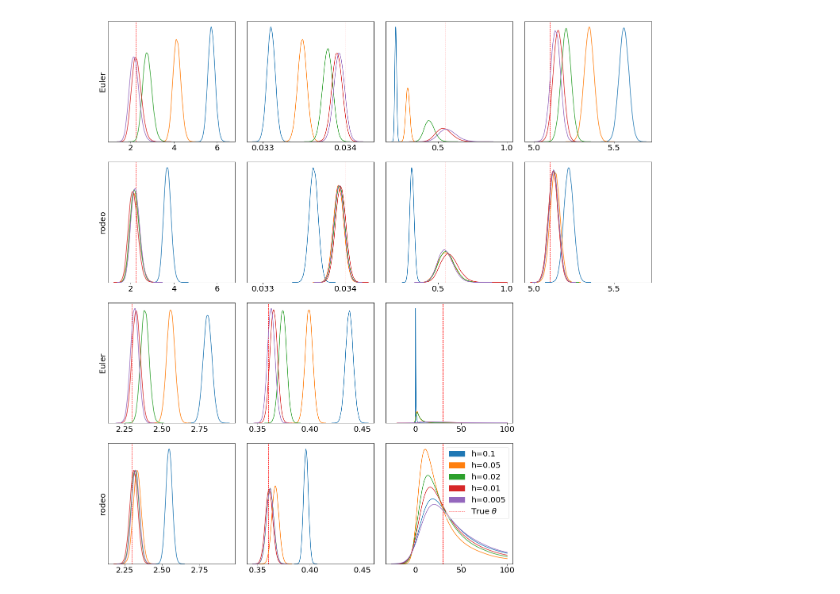
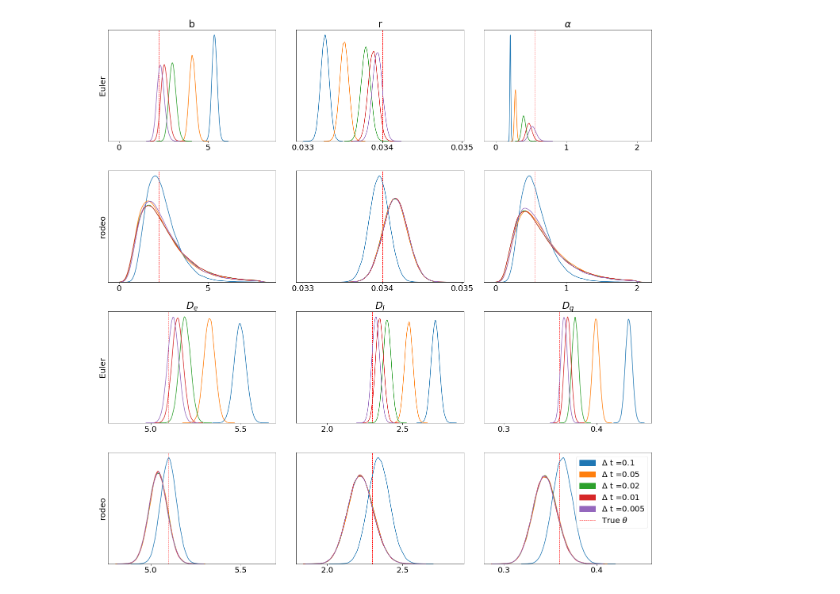
Before and after one commit to mlysy/rodeo-legacy, a Jupyter notebook: examples/Covid.ipynb, the cells around one changed output. Cells and saved outputs as stored; diff of their text form; code cells hidden in the pictures.

Commit message:
Added SEIRAH, Proka models

```diff
--- a/examples/Covid.ipynb
+++ b/examples/Covid.ipynb
@@ -87,0 +234,19 @@ plot = inf.theta_plot(theta_euler, theta_kalman, theta_true, hlst)
+# %%
+for i in range(len(hlst)):
+    ode_init= ibm_init(hlst[i], n_deriv_prior, sigma)
+    kinit = indep_init(ode_init, n_deriv_prior)
+    n_eval = int((tmax-tmin)/hlst[i])
+    kode = KalmanODE(W, tmin, tmax, n_eval, seirah, **kinit)
+    inf.kode = kode
+    phi_hat, phi_var = inf.phi_fit(Y_t, xx0, hlst[i], dt, phi_mean, phi_sd, inf.kalman_nlpost,
+                                   inf.kalman_solve, inf.loglike_pois, phi_init=phi_init)
+    theta_kalman[i] = inf.theta_sample(phi_hat[:6], phi_var[:6, :6], n_samples)
+# %%
+#theta_euler = np.load('saves/seirah_theta_euler3.npy')
+#theta_kalman = np.load('saves/seirah_theta_kalman3.npy')
+var_names = ["b", "r", r"$\alpha$", "$D_e$", "$D_I$", "$D_q$"]
+plt.rcParams.update({'font.size': 20})
+clip = [(0, 8), None, (0,2), None, None, None]
+figure = inf.theta_plot(theta_euler[:,:,:], theta_kalman[:,:,:], theta_true, hlst, var_names, rows=2)
+#figure.savefig('figures/seirahfigure2.pdf')
+plt.show()
@@ -100,7 +267,8 @@ def seirah(X_t, t, theta, x_out=None):
     p = len(X_t)//6
     S, E, I, R, A, H = X_t[::p]
     N = S + E + I + R + A + H
-    b, r, alpha, D_e, D_I, D_q, D_h = theta
+    b, r, alpha, D_e, D_I, D_q = theta
+    D_h = 30
     x_out[0] = -b*S*(I + alpha*A)/N
     x_out[1] = b*S*(I + alpha*A)/N - E/D_e
     x_out[2] = r*E/D_e - I/D_q - I/D_I
@@ -108,6 +276,22 @@ def seirah(X_t, t, theta, x_out=None):
     x_out[4] = (1-r)*E/D_e - A/D_I
     x_out[5] = I/D_q - H/D_h
     return x_out
+
+def seirahpad(X_t, t, phi):
+    theta = np.exp(phi)
+    x_der = np.empty(6)
+    p = len(X_t)//6
+    S, E, I, R, A, H = X_t[::p]
+    N = S + E + I + R + A + H
+    b, r, alpha, D_e, D_I, D_q = theta
+    D_h = 30
+    x_der[0] = -b*S*(I + alpha*A)/N
+    x_der[1] = b*S*(I + alpha*A)/N - E/D_e
+    x_der[2] = r*E/D_e - I/D_q - I/D_I
+    x_der[3] = (I + A)/D_I + H/D_h
+    x_der[4] = (1-r)*E/D_e - A/D_I
+    x_der[5] = I/D_q - H/D_h
+    return np.double(np.ravel([X_t[::p], x_der, np.zeros(6)], "F"))
 
 def seirah_example(load_calcs=False):
     n_deriv = [1]*6 # number of derivatives in IVP
@@ -124,10 +308,8 @@ def seirah_example(load_calcs=False):
     sigma = [.5]*n_var
 
     # Initial value, x0, for the IVP
-    theta_true = np.array([2.23, 0.034, 0.55, 5.1, 2.3, 0.36, 30]) # True theta
-    x0 = np.array([63804435, 15492, 21752, 618013, 93583, 0])
-    v0 = seirah(x0, 0, theta_true)
-    X0 = np.ravel([x0, v0], 'F')
+    theta_true = np.array([2.23, 0.034, 0.55, 5.1, 2.3, 0.36]) # True theta
+    x0 = np.array([63804435, 15492, 21752, 0, 618013, 93583])
 
     # W matrix: dimension is n_eq x sum(n_deriv)
     W_mat = np.zeros((len(n_deriv), sum(n_deriv)+len(n_deriv)))
@@ -136,17 +318,19 @@ def seirah_example(load_calcs=False):
 
     # logprior parameters
     n_theta = len(theta_true)
-    phi_sd = np.ones(n_theta)
+    phi_mean = np.zeros(n_theta)
+    phi_sd = np.log(10)*np.ones(n_theta)
 
     # Number of samples to draw from posterior
     n_samples = 100000
 
     # Initialize inference class and simulate observed data
     inf = inference(state_ind, tmin, tmax, seirah)
+    inf.funpad = seirahpad
     Y_t, X_t = inf.simulate(seirah, x0, theta_true)
 
     # Plot observations and true value
-    tseq = np.linspace(1, tmax, tmax-tmin)
+    tseq = np.linspace(tmin+1, tmax, tmax-tmin)
     plt.rcParams.update({'font.size': 20})
     fig, axs = plt.subplots(1, 2, figsize=(20, 10))
     axs[0].plot(tseq,  X_t[:,0], label = 'X_t')
@@ -156,39 +340,46 @@ def seirah_example(load_calcs=False):
     axs[1].scatter(tseq, Y_t[:,1], label = 'Y_t', color='orange')
     axs[1].set_title("$H^{(in)}_t$")
     axs[1].legend(loc='upper left', bbox_to_anchor=[1, 1])
-    #fig.savefig('figures/seirahsim2.pdf')
+    fig.savefig('figures/seirahsim2.pdf')
 
     hlst = np.array([0.1, 0.05, 0.02, 0.01, 0.005])
     if load_calcs:
-        theta_euler = np.load('saves/seirah_theta_euler1.npy')
-        theta_kalman = np.load('saves/seirah_theta_kalman1.npy')
+        theta_euler = np.load('saves/seirah_theta_euler3.npy')
+        theta_kalman = np.load('saves/seirah_theta_kalman2.npy')
     else:
         theta_euler = np.zeros((len(hlst), n_samples, n_theta))
+        #theta_euler = np.load('saves/seirah_theta_euler3.npy')
+        dt = 1
+        phi_init = np.append(np.log(theta_true), np.array([15492, 21752]))
+        xx0 = np.array([63804435, None, None, 0, 618013, 93583])
         for i in range(len(hlst)):
-            phi_hat, phi_var = inf.phi_fit(Y_t, x0, hlst[i], theta_true, phi_sd, inf.euler_nlpost,
-                                           inf.euler_solve, inf.loglike_pois)
-            theta_euler[i] = inf.theta_sample(phi_hat, phi_var, n_samples)
-        np.save('saves/seirah_theta_euler1.npy', theta_euler)
+            print(hlst[i])
+            phi_hat, phi_var = inf.phi_fit(Y_t, xx0, hlst[i], dt, phi_mean, phi_sd, inf.euler_nlpost,
+                                           inf.euler_solve, inf.loglike_pois, phi_init=phi_init)
+            theta_euler[i] = inf.theta_sample(phi_hat[:6], phi_var[:6, :6], n_samples)
+        np.save('saves/seirah_theta_euler6.npy', theta_euler)
 
         # Parameter inference using Kalman solver
         theta_kalman = np.zeros((len(hlst), n_samples, n_theta))
+        #theta_kalman = np.load('saves/seirah_theta_kalman2.npy')
         for i in range(len(hlst)):
+            print(hlst[i])
             ode_init= ibm_init(hlst[i], n_deriv_prior, sigma)
-            x0_state = zero_pad(X0, n_deriv, n_deriv_prior)
             kinit = indep_init(ode_init, n_deriv_prior)
             n_eval = int((tmax-tmin)/hlst[i])
             kode = KalmanODE(W, tmin, tmax, n_eval, seirah, **kinit)
             inf.kode = kode
             inf.W = W
-            phi_hat, phi_var = inf.phi_fit(Y_t, x0_state, hlst[i], theta_true, phi_sd, inf.kalman_nlpost,
-                                           inf.kalman_solve, inf.loglike_pois)
-            theta_kalman[i] = inf.theta_sample(phi_hat, phi_var, n_samples)
-        np.save('saves/seirah_theta_kalman1.npy', theta_kalman)
+            phi_hat, phi_var = inf.phi_fit(Y_t, xx0, hlst[i], dt, phi_mean, phi_sd, inf.kalman_nlpost,
+                                           inf.kalman_solve, inf.loglike_pois, phi_init=phi_init)
+            theta_kalman[i] = inf.theta_sample(phi_hat[:6], phi_var[:6, :6], n_samples)
+        np.save('saves/seirah_theta_kalman6.npy', theta_kalman)
 
     plt.rcParams.update({'font.size': 20})
-    clip = [None]*6 + [(-30, 100)]
-    figure = inf.theta_plot(theta_euler, theta_kalman, theta_true, hlst, clip=clip, rows=2)
-    #figure.savefig('figures/seirahfigure2.pdf')
+    clip = [(0, 8), None, (0, 2), None, None, None]
+    var_names = ["b", "r", r"$\alpha$", "$D_e$", "$D_I$", "$D_q$"]
+    figure = inf.theta_plot(theta_euler[:, :, :6], theta_kalman[:, :, :6], theta_true, hlst, var_names, clip=clip, rows=2)
+    #figure.savefig('figures/seirahfigure5.pdf')
     plt.show()
     return
 
@@ -199 +390 @@ if __name__ == '__main__':
-[figure, old version]
+[figure, new version]
```
Also changed, not shown: parts of 17 cells of this notebook, 23 other files.
